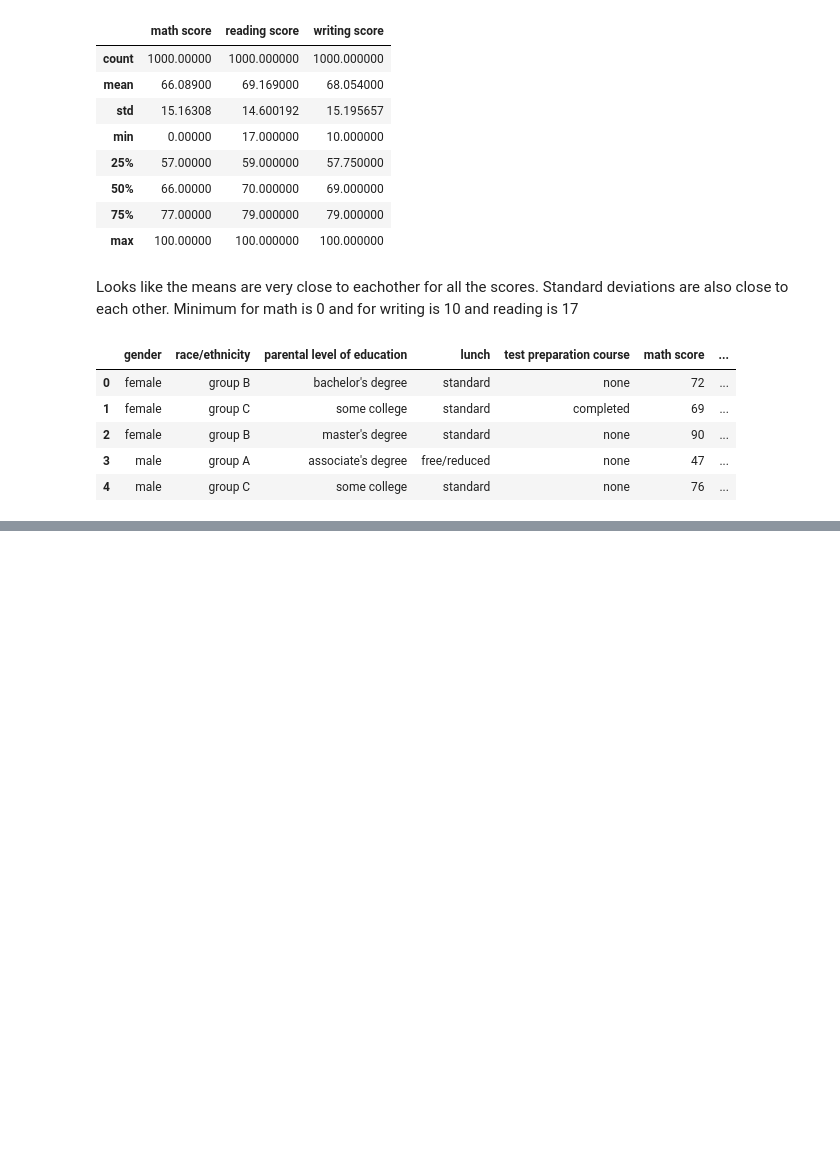
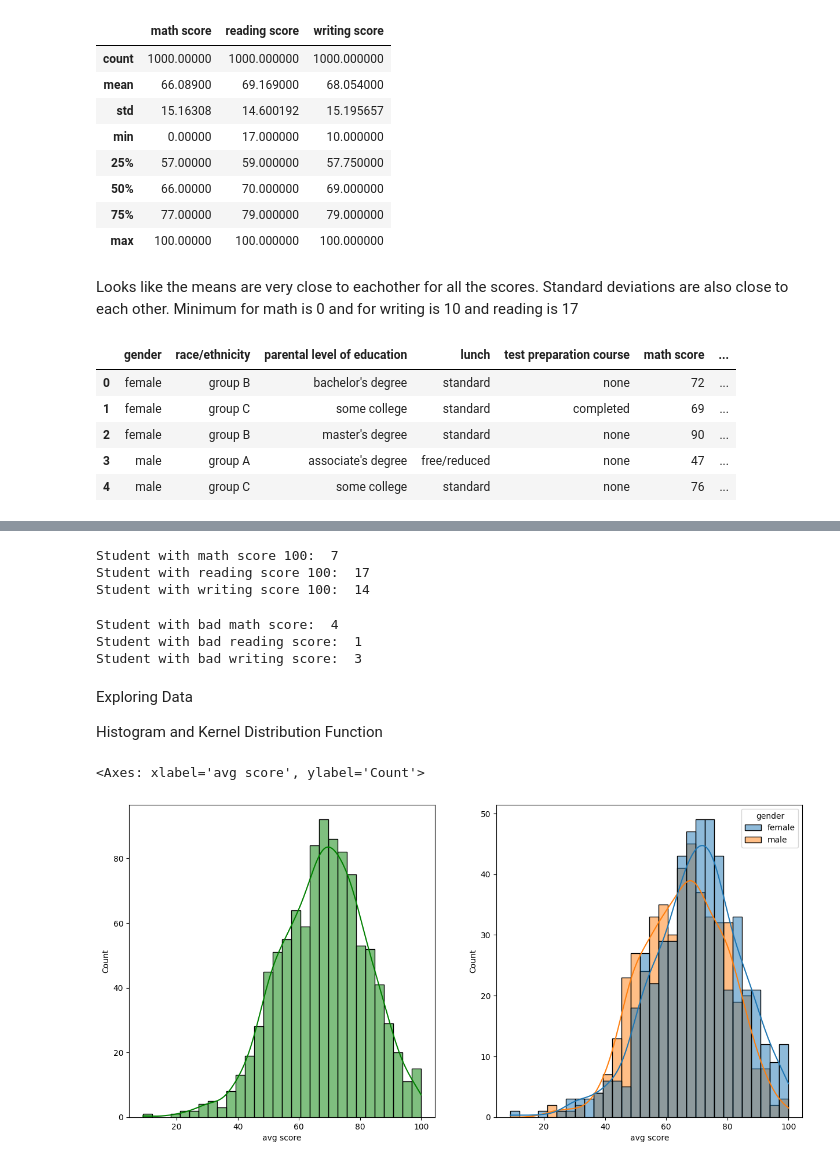
Before and after one commit to kaushikilango/Student-Performance-Predictor, a Jupyter notebook: notebook/eda.ipynb, the cells around one changed output, grey strips where cells are left out. Saved outputs shown, nothing was run; the diff lists cells and outputs as text; code cells hidden in the pictures; blank space fills up the shorter version.

```diff
--- a/notebook/eda.ipynb
+++ b/notebook/eda.ipynb
@@ -124,0 +156,5 @@ df.head()
+# %%
+df['total score'] = df['math score'] + df['writing score'] + df['reading score']
+# %%
+df['avg score'] = df['total score'] / 3
+df.head()
@@ -124,0 +168,35 @@ df.head()
+# %%
+print('Student with math score 100: ', end=' ')
+print(df[df['math score'] == 100]['math score'].count())
+print('Student with reading score 100: ', end=' ')
+print(df[df['reading score'] == 100]['math score'].count())
+print('Student with writing score 100: ', end=' ')
+print(df[df['writing score'] == 100]['math score'].count())
+# %% [output]
+Student with math score 100:  7
+Student with reading score 100:  17
+Student with writing score 100:  14
+# %%
+print('Student with bad math score: ', end=' ')
+print(df[df['math score'] <20]['math score'].count())
+print('Student with bad reading score: ', end=' ')
+print(df[df['reading score'] < 20]['math score'].count())
+print('Student with bad writing score: ', end=' ')
+print(df[df['writing score'] < 20]['math score'].count())
+# %% [output]
+Student with bad math score:  4
+Student with bad reading score:  1
+Student with bad writing score:  3
+# %% [markdown]
+Exploring Data
+
+Histogram and Kernel Distribution Function
+# %%
+fig, axs = plt.subplots(1,2,figsize = (15,7))
+plt.subplot(1,2,1)
+sns.histplot(data=df,x = 'avg score',bins = 30, kde= True, color='g')
+plt.subplot(1,2,2)
+sns.histplot(data=df, x = 'avg score',bins = 30, kde = True, hue = 'gender')
+# %% [output]
+<Axes: xlabel='avg score', ylabel='Count'>
+[figure, added]
```
Also changed, not shown: parts of 22 cells of this notebook.
